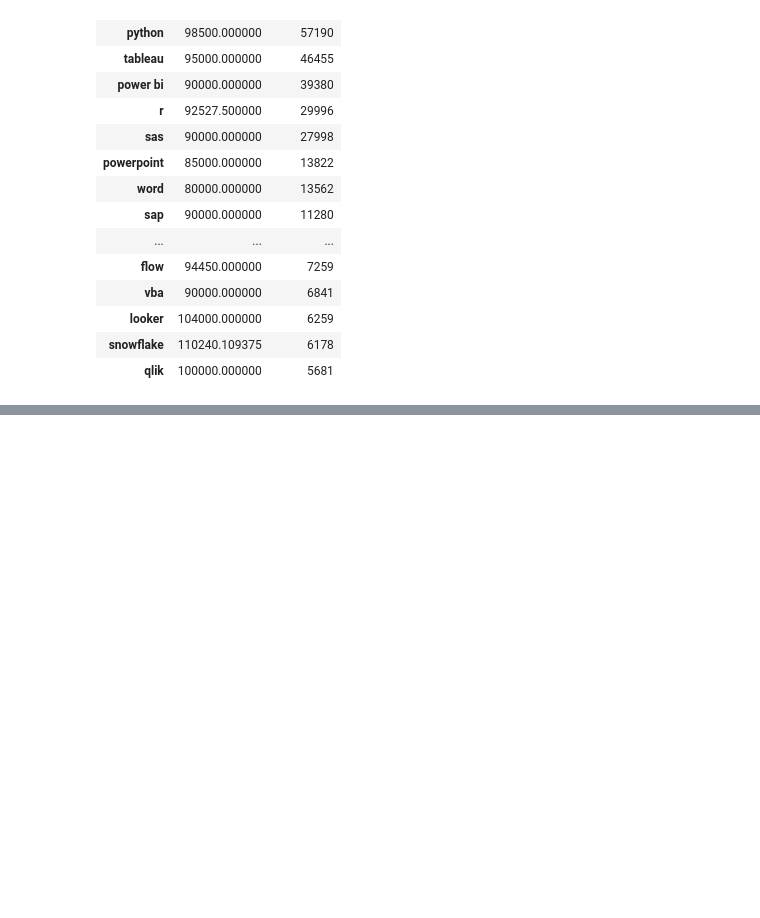
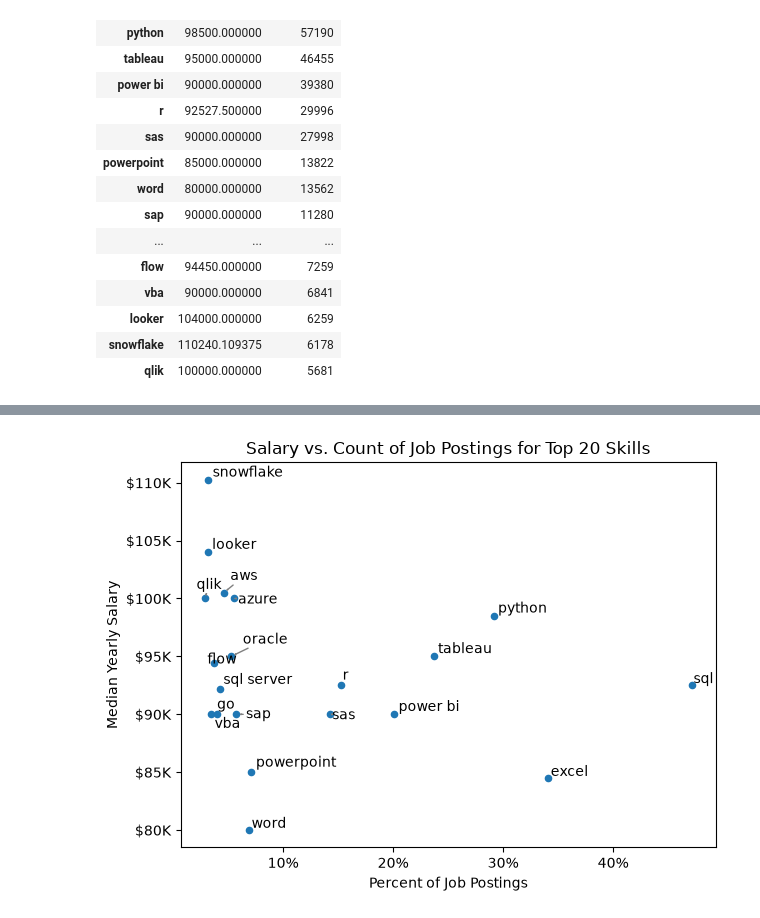
Before and after one commit to shyam0770sharma-prog/PYTHON, a Jupyter notebook: 9_Matplotlib_Pie_scatter_Plot.ipynb, the cells around one changed output, grey strips where cells are left out. Cells and saved outputs as stored; diff of their text form; code cells hidden in the pictures; blank space fills up the shorter version.

```diff
--- a/9_Matplotlib_Pie_scatter_Plot.ipynb
+++ b/9_Matplotlib_Pie_scatter_Plot.ipynb
@@ -291,0 +313,32 @@ skill_stats
+# %%
+import matplotlib.pyplot as plt
+from adjustText import adjust_text
+
+# 1. Calculate the percentage column using your full dataset (change df_DA to your main DataFrame if different)
+# skill_count comes from the total unique postings
+skill_stats['skill_percent'] = (skill_stats['skill_count'] / len(df_DA)) * 100
+
+# 2. Plot using 'skill_percent' on the x-axis
+skill_stats.plot(kind='scatter', x='skill_percent', y='median_salary')
+
+# 3. Add labels with adjustText
+texts = []
+for i, txt in enumerate(skill_stats.index):
+    texts.append(plt.text(skill_stats['skill_percent'].iloc[i], skill_stats['median_salary'].iloc[i], txt))
+
+adjust_text(texts, arrowprops=dict(arrowstyle='->', color='gray'))
+
+# 4. Format axes
+ax = plt.gca()
+ax.yaxis.set_major_formatter(plt.FuncFormatter(lambda y, pos: f'${int(y/1000)}K'))
+ax.xaxis.set_major_formatter(plt.FuncFormatter(lambda x, pos: f'{int(x)}%'))
+
+# 5. Titles and labels
+plt.xlabel('Percent of Job Postings')
+plt.ylabel('Median Yearly Salary')
+plt.title(f'Salary vs. Count of Job Postings for Top {skill_count} Skills')
+
+plt.tight_layout()
+plt.show()
+# %% [output]
+[figure, added]
```
Also changed, not shown: parts of 15 cells of this notebook.
